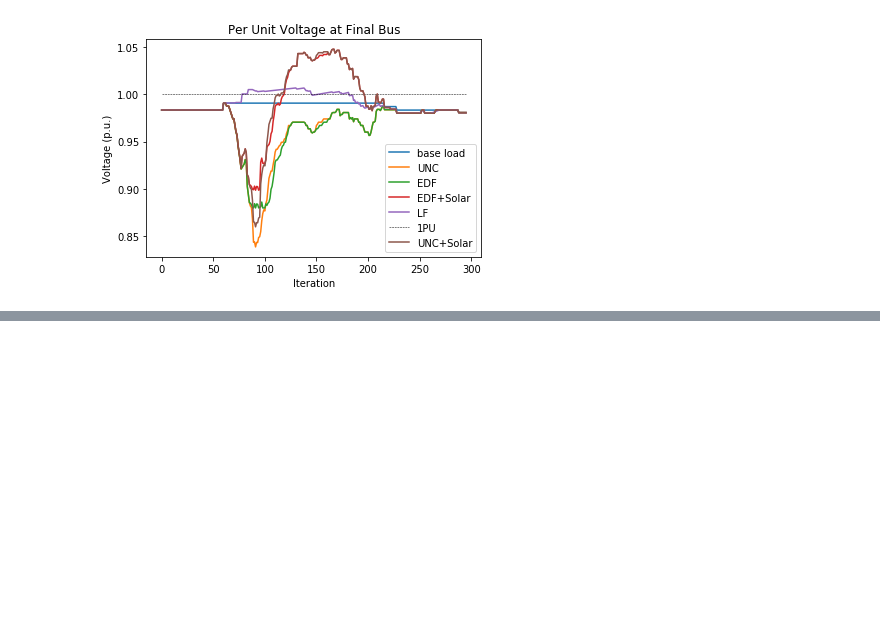
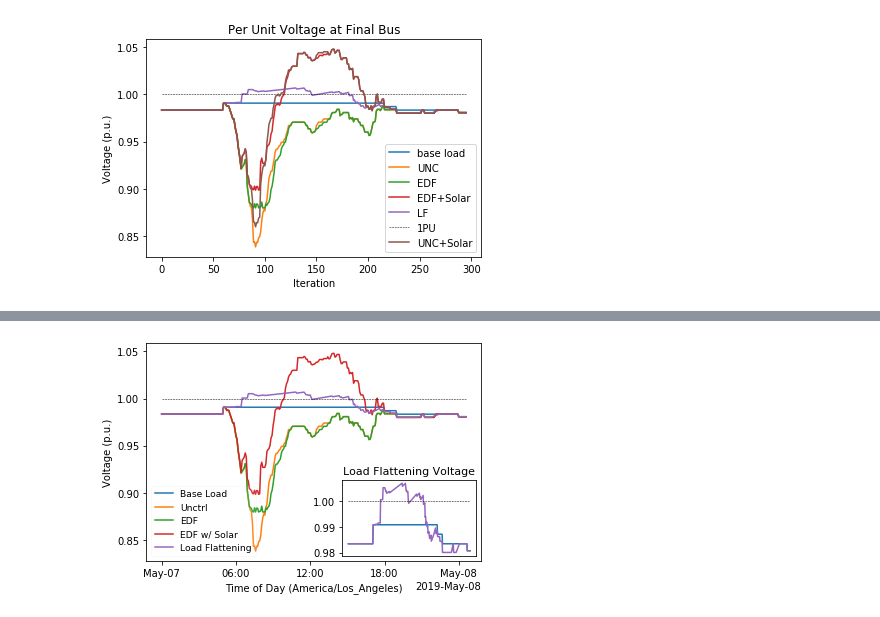
Before and after one commit to zach401/acnportal, a Jupyter notebook: tutorials/grid_cosimulation_pandapower.ipynb, the cells around one changed output, grey strips where cells are left out. Cells and saved outputs as stored; diff of their text form; code cells hidden in the pictures; blank space fills up the shorter version.

Commit message:
Add inset plot to pandapower tutorial.

```diff
--- a/tutorials/grid_cosimulation_pandapower.ipynb
+++ b/tutorials/grid_cosimulation_pandapower.ipynb
@@ -579,0 +587,45 @@ Text(0, 0.5, 'Voltage (p.u.)')
+# %%
+fig, ax = plt.subplots(1, 1)
+
+ax.set_xlabel(f"Time of Day ({sim_unc.start.tzinfo})")
+ax.set_ylabel("Voltage (p.u.)")
+
+# Remove tzinfo so datetimes are correct.
+sim_unc_old_start = sim_unc.start
+sim_unc.start = sim_unc.start.replace(tzinfo=None)
+sim_dates = mdates.date2num(acnsim.datetimes_array(sim_unc))
+sim_unc.start = sim_unc_old_start
+
+# Set locator and formatter for datetimes on x-axis.
+locator = mdates.AutoDateLocator(maxticks=6)
+formatter = mdates.ConciseDateFormatter(locator)
+
+ax.plot(sim_dates, [pf_loads[i].res_bus["vm_pu"][9] for i in range(sim_len)],
+         label='Base Load')
+ax.plot(sim_dates, [pf_loads_unc[i].res_bus["vm_pu"][9] for i in range(sim_len)],
+         label='Unctrl')
+ax.plot(sim_dates, [pf_loads_edf[i].res_bus["vm_pu"][9] for i in range(sim_len)],
+         label='EDF')
+ax.plot(sim_dates, [pf_loads_pv_edf[i].res_bus["vm_pu"][9] for i in range(sim_len)],
+         label='EDF w/ Solar')
+ax.plot(sim_dates, [pf_loads_pv_lf[i].res_bus["vm_pu"][9] for i in range(sim_len)],
+         label='Load Flattening')
+ax.plot(sim_dates, np.ones((sim_len,)), "black", linestyle='--', linewidth=0.5)
+ax.legend(loc='lower left', fontsize=9.15, framealpha=0.1)
+ax.xaxis.set_major_locator(locator)
+ax.xaxis.set_major_formatter(formatter)
+
+axin = inset_axes(ax, width="40%", height="35%", loc=4)
+axin.tick_params(labelbottom=False, bottom=False)
+axin.plot([pf_loads[i].res_bus["vm_pu"][9] for i in range(sim_len)],
+         label='base load')
+axin.plot([pf_loads_pv_lf[i].res_bus["vm_pu"][9] for i in range(sim_len)],
+         label='LF', color="C4")
+axin.plot(np.ones((sim_len,)), "black", linestyle='--', linewidth=0.5,
+         label='1PU')
+axin.set_title("Load Flattening Voltage", fontsize=11)
+
+fig.savefig("vm_pu_all.png")
+plt.show()
+# %% [output]
+[figure, added]
```
Also changed, not shown: parts of 2 cells of this notebook.
